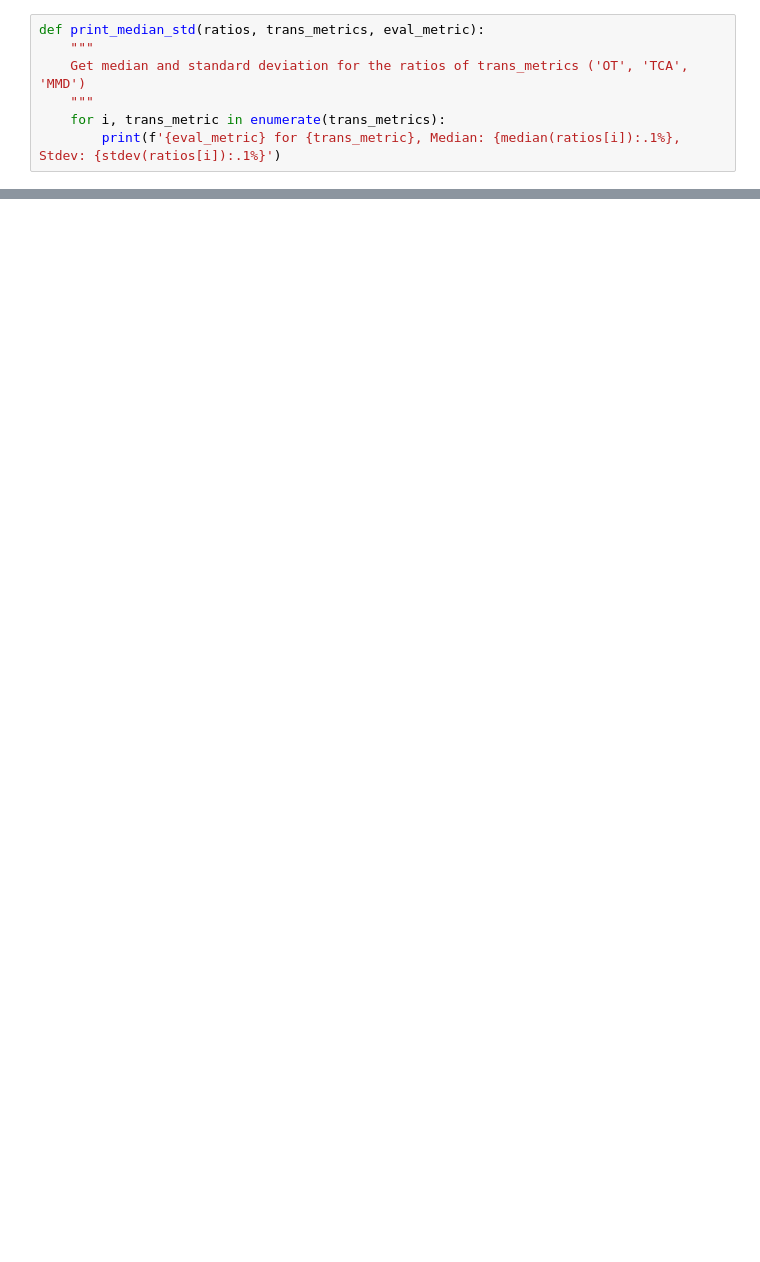
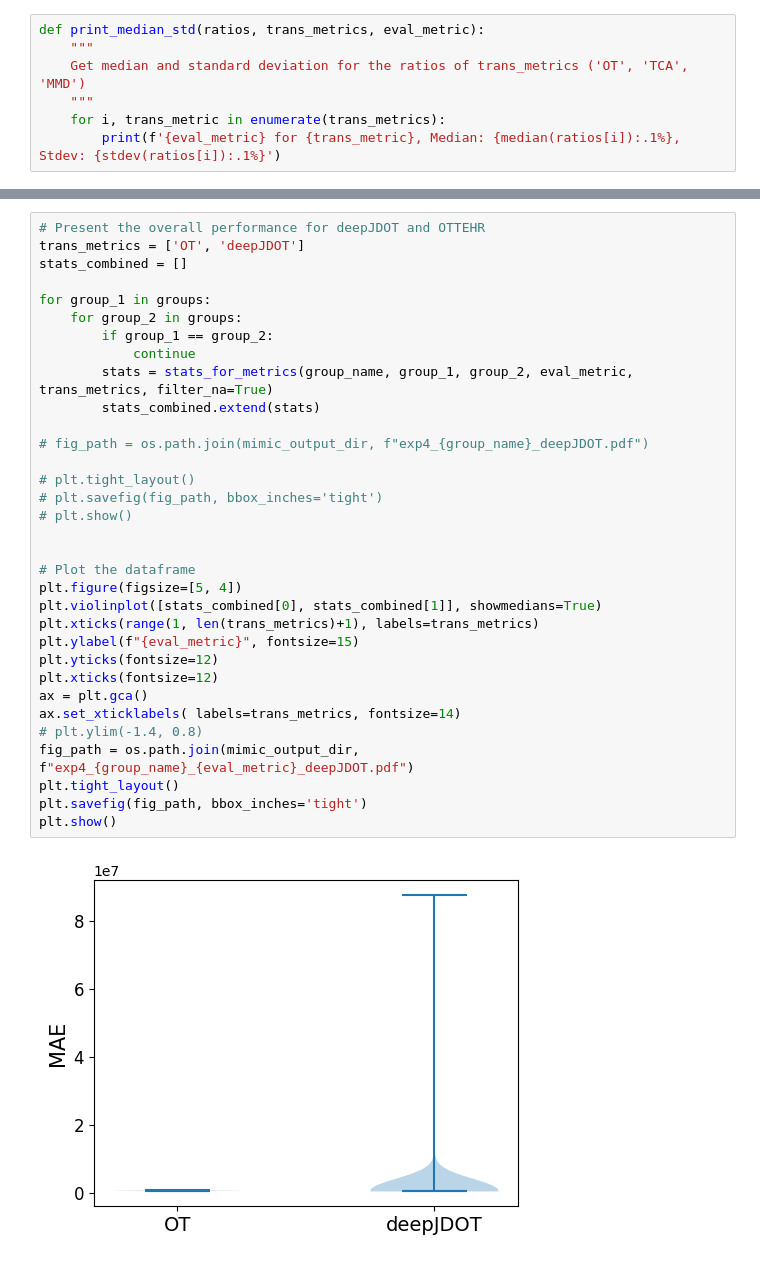
Before and after one commit to causalpathlab/EHR-OT, a Jupyter notebook: mimic_exp/admission/mimic_exp4_accuracy.ipynb, the cells around one changed output, grey strips where cells are left out. Cells and saved outputs as stored; diff of their text form; blank space fills up the shorter version.

```diff
--- a/mimic_exp/admission/mimic_exp4_accuracy.ipynb
+++ b/mimic_exp/admission/mimic_exp4_accuracy.ipynb
@@ -117,0 +140,35 @@ Medicaid & Medicare & 7.1(9.3) & 0.1(0.4) & -2.2(9.6) & -8.0(12.5)
+# %%
+# Present the overall performance for deepJDOT and OTTEHR
+trans_metrics = ['OT', 'deepJDOT']
+stats_combined = []
+
+for group_1 in groups:
+    for group_2 in groups:
+        if group_1 == group_2:
+            continue
+        stats = stats_for_metrics(group_name, group_1, group_2, eval_metric, trans_metrics, filter_na=True)
+        stats_combined.extend(stats)
+
+# fig_path = os.path.join(mimic_output_dir, f"exp4_{group_name}_deepJDOT.pdf")
+
+# plt.tight_layout()
+# plt.savefig(fig_path, bbox_inches='tight')
+# plt.show()
+
+
+# Plot the dataframe
+plt.figure(figsize=[5, 4])
+plt.violinplot([stats_combined[0], stats_combined[1]], showmedians=True)
+plt.xticks(range(1, len(trans_metrics)+1), labels=trans_metrics)
+plt.ylabel(f"{eval_metric}", fontsize=15)
+plt.yticks(fontsize=12)
+plt.xticks(fontsize=12)
+ax = plt.gca()
+ax.set_xticklabels( labels=trans_metrics, fontsize=14)
+# plt.ylim(-1.4, 0.8)
+fig_path = os.path.join(mimic_output_dir, f"exp4_{group_name}_{eval_metric}_deepJDOT.pdf")
+plt.tight_layout()
+plt.savefig(fig_path, bbox_inches='tight')
+plt.show()
+# %% [output]
+[figure, added]
```
Also changed, not shown: parts of 6 cells of this notebook, 9 other files.
